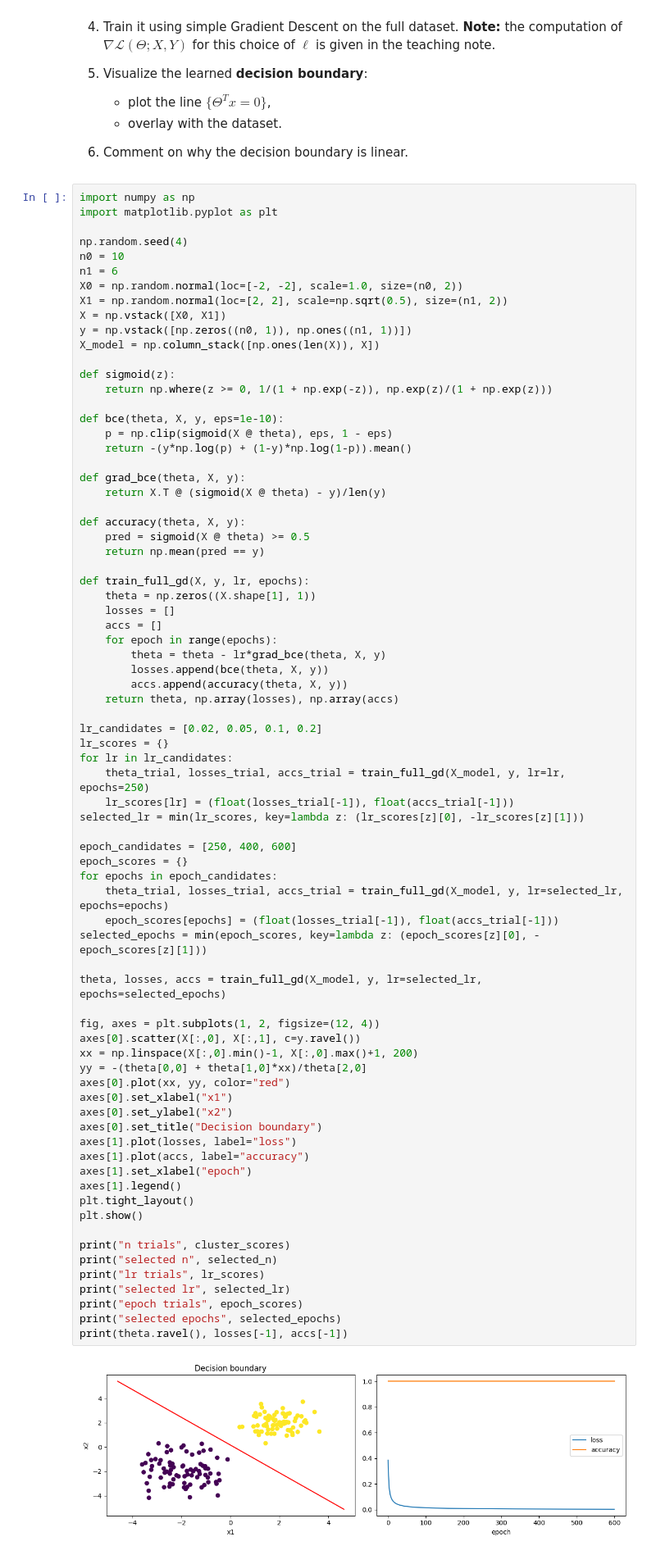
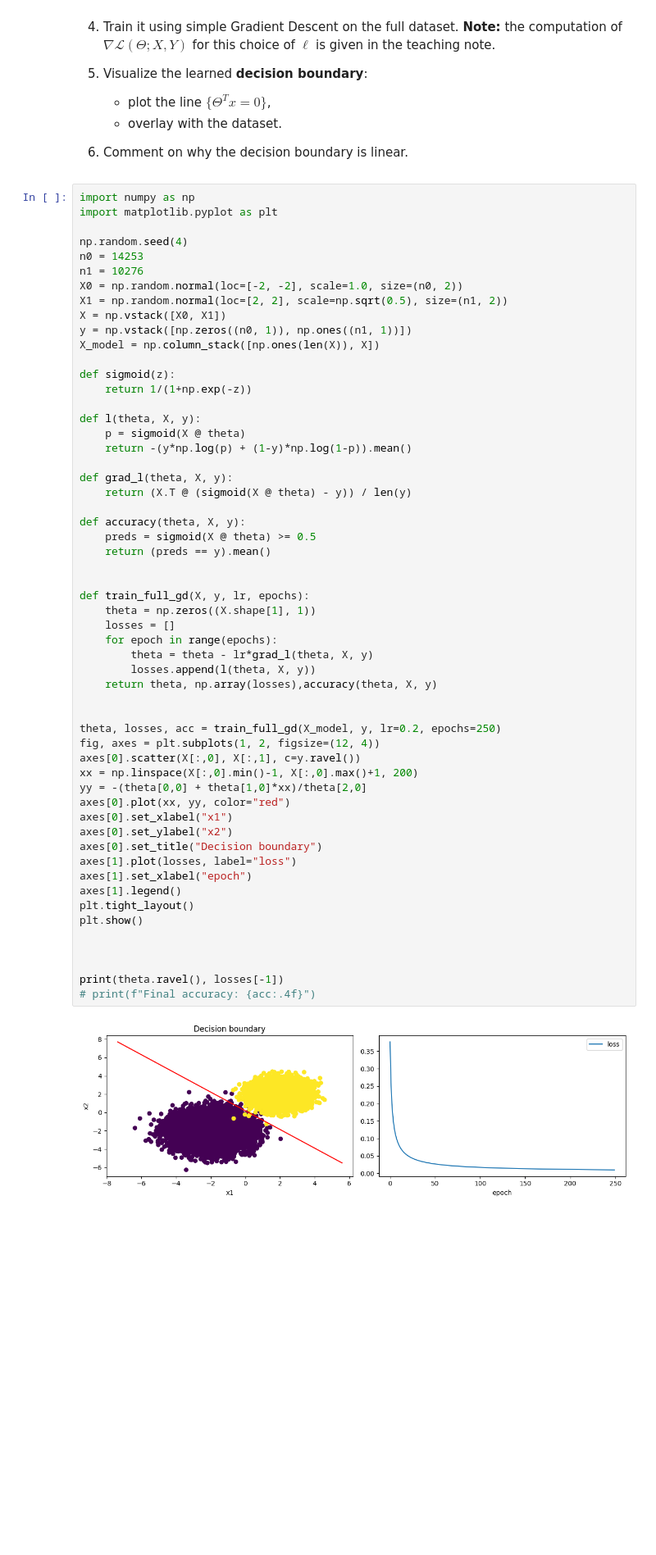
Before and after one commit to mohamadch91/Statistical-and-Mathematical-Methods-for-Machine-Learning-SMM-, a Jupyter notebook: hw3/HW3.ipynb, the cells around one changed output. Shown at 82% size. Drawn from its saved outputs; the diff is of its cells as text; blank space fills up the shorter version.

```diff
--- a/hw3/HW3.ipynb
+++ b/hw3/HW3.ipynb
@@ -40,8 +40,8 @@ import numpy as np
 import matplotlib.pyplot as plt
 
 np.random.seed(4)
-n0 = 10
-n1 = 6
+n0 = 14253
+n1 = 10276
 X0 = np.random.normal(loc=[-2, -2], scale=1.0, size=(n0, 2))
 X1 = np.random.normal(loc=[2, 2], scale=np.sqrt(0.5), size=(n1, 2))
 X = np.vstack([X0, X1])
@@ -49,66 +49,47 @@ y = np.vstack([np.zeros((n0, 1)), np.ones((n1, 1))])
 X_model = np.column_stack([np.ones(len(X)), X])
 
 def sigmoid(z):
-    return np.where(z >= 0, 1/(1 + np.exp(-z)), np.exp(z)/(1 + np.exp(z)))
+    return 1/(1+np.exp(-z))
 
-def bce(theta, X, y, eps=1e-10):
-    p = np.clip(sigmoid(X @ theta), eps, 1 - eps)
+def l(theta, X, y):
+    p = sigmoid(X @ theta)
     return -(y*np.log(p) + (1-y)*np.log(1-p)).mean()
 
-def grad_bce(theta, X, y):
-    return X.T @ (sigmoid(X @ theta) - y)/len(y)
+def grad_l(theta, X, y):
+    return (X.T @ (sigmoid(X @ theta) - y)) / len(y)
 
 def accuracy(theta, X, y):
-    pred = sigmoid(X @ theta) >= 0.5
-    return np.mean(pred == y)
+    preds = sigmoid(X @ theta) >= 0.5
+    return (preds == y).mean()
+
 
 def train_full_gd(X, y, lr, epochs):
     theta = np.zeros((X.shape[1], 1))
     losses = []
-    accs = []
     for epoch in range(epochs):
-        theta = theta - lr*grad_bce(theta, X, y)
-        losses.append(bce(theta, X, y))
-        accs.append(accuracy(theta, X, y))
-    return theta, np.array(losses), np.array(accs)
+        theta = theta - lr*grad_l(theta, X, y)
+        losses.append(l(theta, X, y))
+    return theta, np.array(losses),accuracy(theta, X, y)
 
-lr_candidates = [0.02, 0.05, 0.1, 0.2]
-lr_scores = {}
-for lr in lr_candidates:
-    theta_trial, losses_trial, accs_trial = train_full_gd(X_model, y, lr=lr, epochs=250)
-    lr_scores[lr] = (float(losses_trial[-1]), float(accs_trial[-1]))
-selected_lr = min(lr_scores, key=lambda z: (lr_scores[z][0], -lr_scores[z][1]))
 
-epoch_candidates = [250, 400, 600]
-epoch_scores = {}
-for epochs in epoch_candidates:
-    theta_trial, losses_trial, accs_trial = train_full_gd(X_model, y, lr=selected_lr, epochs=epochs)
-    epoch_scores[epochs] = (float(losses_trial[-1]), float(accs_trial[-1]))
-selected_epochs = min(epoch_scores, key=lambda z: (epoch_scores[z][0], -epoch_scores[z][1]))
-
-theta, losses, accs = train_full_gd(X_model, y, lr=selected_lr, epochs=selected_epochs)
-
+theta, losses, acc = train_full_gd(X_model, y, lr=0.2, epochs=250)
 fig, axes = plt.subplots(1, 2, figsize=(12, 4))
 axes[0].scatter(X[:,0], X[:,1], c=y.ravel())
 xx = np.linspace(X[:,0].min()-1, X[:,0].max()+1, 200)
 yy = -(theta[0,0] + theta[1,0]*xx)/theta[2,0]
 axes[0].plot(xx, yy, color="red")
 axes[0].set_xlabel("x1")
 axes[0].set_ylabel("x2")
 axes[0].set_title("Decision boundary")
 axes[1].plot(losses, label="loss")
-axes[1].plot(accs, label="accuracy")
 axes[1].set_xlabel("epoch")
 axes[1].legend()
 plt.tight_layout()
 plt.show()
 
-print("n trials", cluster_scores)
-print("selected n", selected_n)
-print("lr trials", lr_scores)
-print("selected lr", selected_lr)
-print("epoch trials", epoch_scores)
-print("selected epochs", selected_epochs)
-print(theta.ravel(), losses[-1], accs[-1])
+
+
+print(theta.ravel(), losses[-1])
+# print(f"Final accuracy: {acc:.4f}")
 # %% [output]
-[figure, old version]
+[figure, new version]
```
Also changed, not shown: parts of 4 cells of this notebook.
